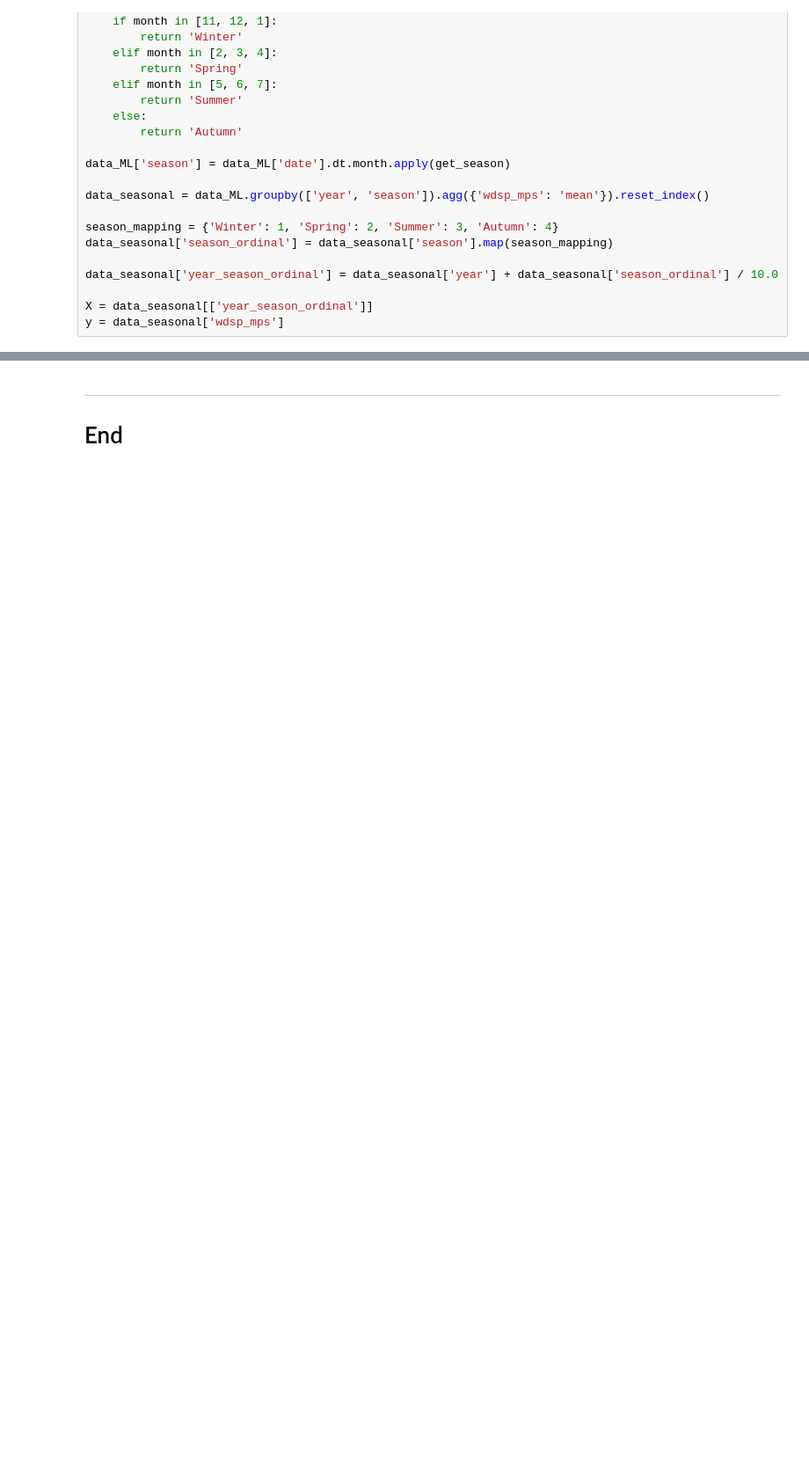
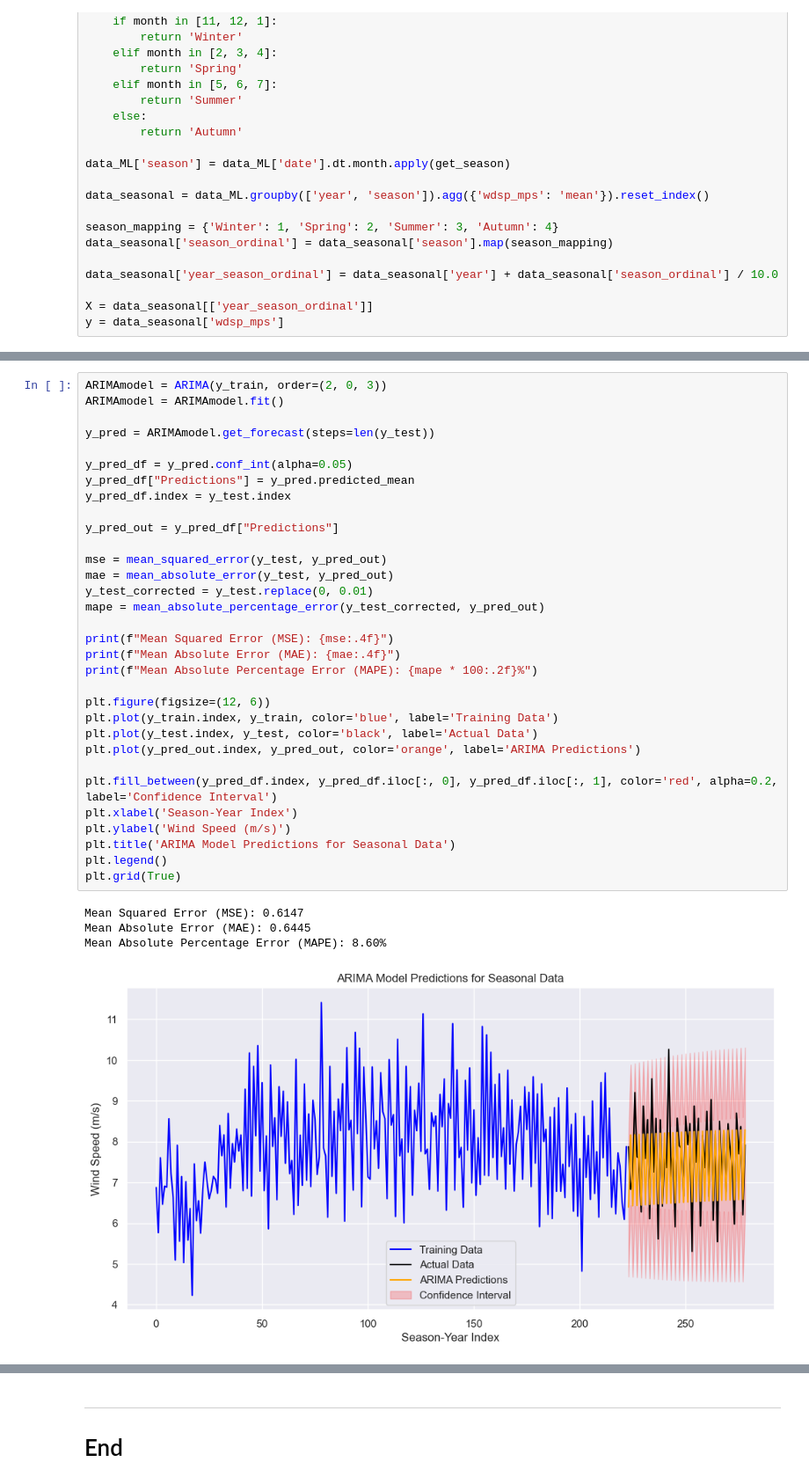
Before and after one commit to YuliiaKharchenko/PFDA, a Jupyter notebook: project/Wind_analisys.ipynb, the cells around one changed output, grey strips where cells are left out. Shown at 88% size. Drawn from its saved outputs; the diff is of its cells as text; blank space fills up the shorter version.

```diff
--- a/project/Wind_analisys.ipynb
+++ b/project/Wind_analisys.ipynb
@@ -745 +800,38 @@ MAPE: 14.59%
+# %%
+ARIMAmodel = ARIMA(y_train, order=(2, 0, 3))
+ARIMAmodel = ARIMAmodel.fit()
+
+y_pred = ARIMAmodel.get_forecast(steps=len(y_test))
+
+y_pred_df = y_pred.conf_int(alpha=0.05)
+y_pred_df["Predictions"] = y_pred.predicted_mean
+y_pred_df.index = y_test.index
+
+y_pred_out = y_pred_df["Predictions"]
+
+mse = mean_squared_error(y_test, y_pred_out)
+mae = mean_absolute_error(y_test, y_pred_out)
+y_test_corrected = y_test.replace(0, 0.01)
+mape = mean_absolute_percentage_error(y_test_corrected, y_pred_out)
+
+print(f"Mean Squared Error (MSE): {mse:.4f}")
+print(f"Mean Absolute Error (MAE): {mae:.4f}")
+print(f"Mean Absolute Percentage Error (MAPE): {mape * 100:.2f}%")
+
+plt.figure(figsize=(12, 6))
+plt.plot(y_train.index, y_train, color='blue', label='Training Data')
+plt.plot(y_test.index, y_test, color='black', label='Actual Data')
+plt.plot(y_pred_out.index, y_pred_out, color='orange', label='ARIMA Predictions')
+
+plt.fill_between(y_pred_df.index, y_pred_df.iloc[:, 0], y_pred_df.iloc[:, 1], color='red', alpha=0.2, label='Confidence Interval')
+plt.xlabel('Season-Year Index')
+plt.ylabel('Wind Speed (m/s)')
+plt.title('ARIMA Model Predictions for Seasonal Data')
+plt.legend()
+plt.grid(True)
+# %% [output]
+Mean Squared Error (MSE): 0.6147
+Mean Absolute Error (MAE): 0.6445
+Mean Absolute Percentage Error (MAPE): 8.60%
+[figure, added]
 # %%
```
Also changed, not shown: parts of 7 cells of this notebook.
